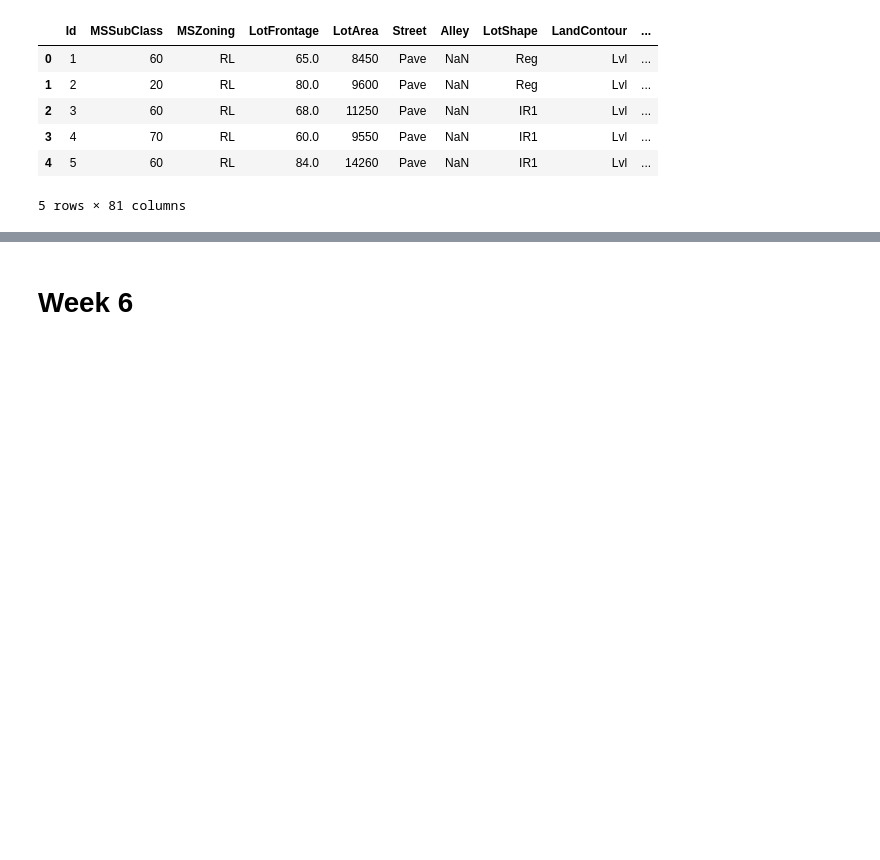
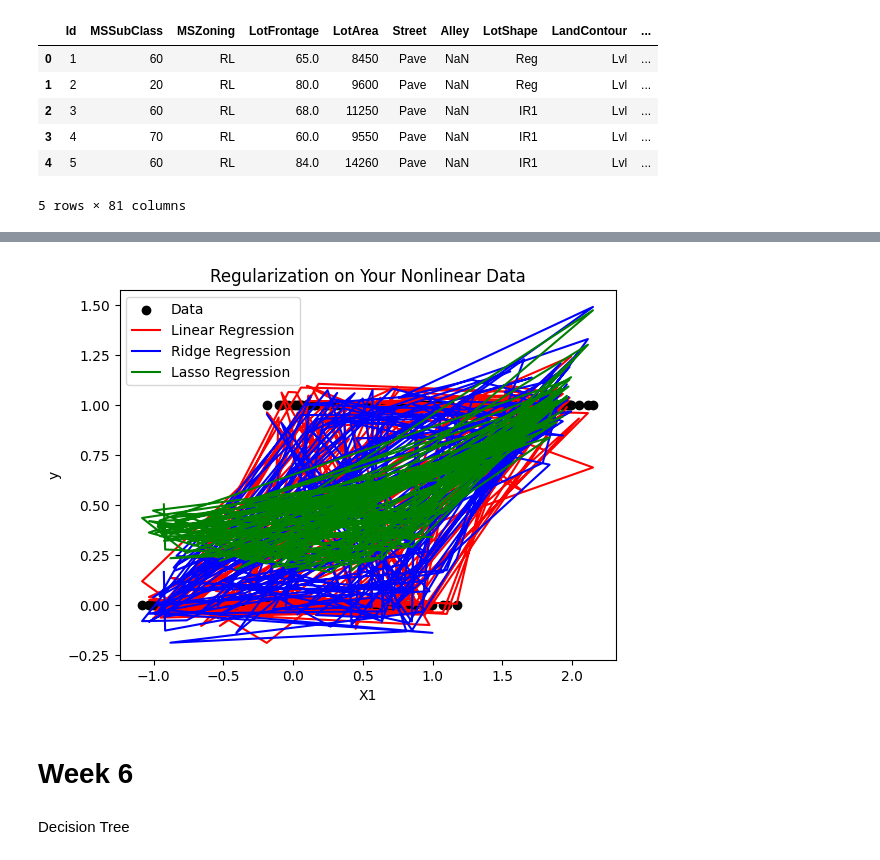
Before and after one commit to imtisalrangrez/MLlab_180, a Jupyter notebook: MLLAB.ipynb, the cells around one changed output, grey strips where cells are left out. Cells and saved outputs as stored; diff of their text form; code cells hidden in the pictures; blank space fills up the shorter version.

```diff
--- a/MLLAB.ipynb
+++ b/MLLAB.ipynb
@@ -313,0 +333,4 @@ ValueError: Input contains NaN.
+# %%
+poly = PolynomialFeatures(degree=5)
+X_train_poly = poly.fit_transform(X_train)
+X_test_poly = poly.transform(X_test)
@@ -314,2 +381,16 @@ ValueError: Input contains NaN.
+# %%
+plt.scatter(X[:, 0], y, color='black', label='Data')
+plt.plot(X[:, 0], lr.predict(poly.transform(X)), color='red', label='Linear Regression')
+plt.plot(X[:, 0], ridge.predict(poly.transform(X)), color='blue', label='Ridge Regression')
+plt.plot(X[:, 0], lasso.predict(poly.transform(X)), color='green', label='Lasso Regression')
+plt.legend()
+plt.xlabel("X1")
+plt.ylabel("y")
+plt.title("Regularization on Your Nonlinear Data")
+plt.show()
+# %% [output]
+[figure, added]
 # %% [markdown]
 # Week 6
+# %% [markdown]
+Decision Tree
```
Also changed, not shown: parts of 10 cells of this notebook.
